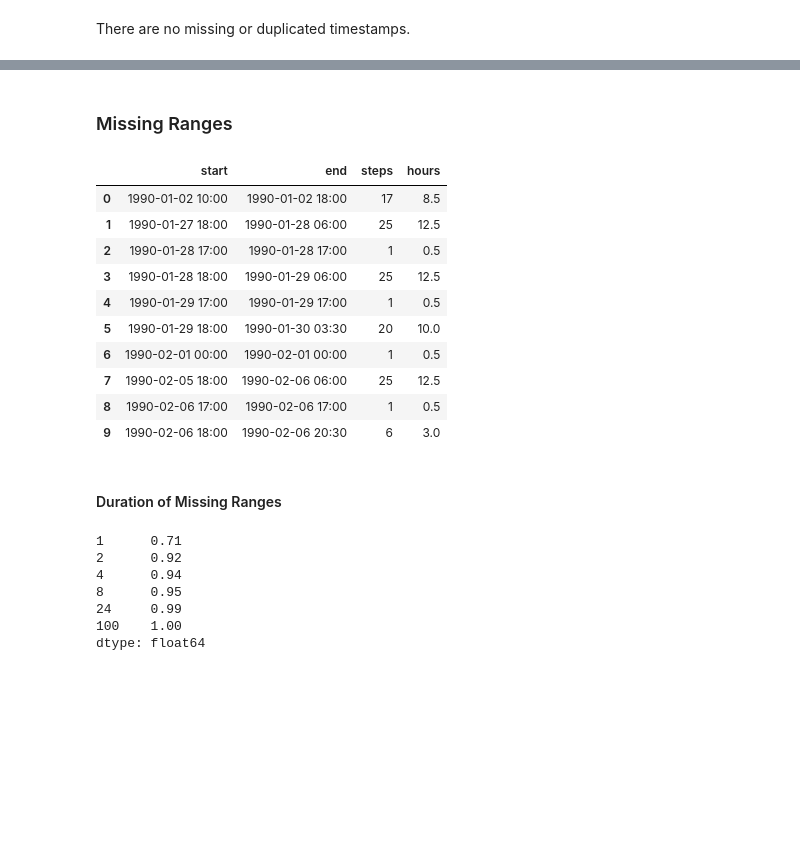
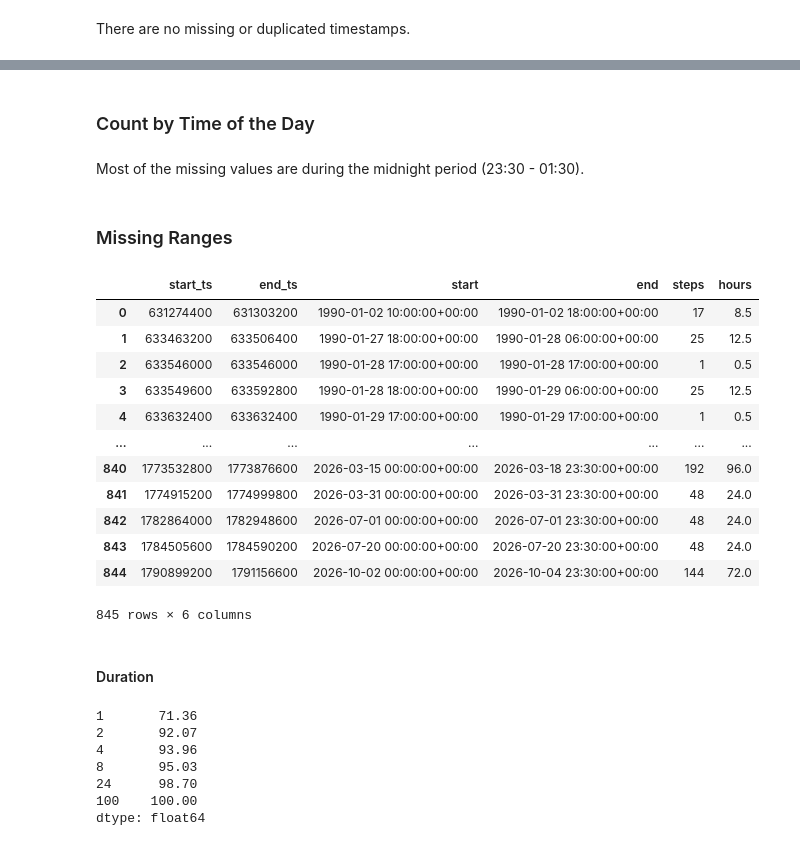
Before and after one commit to mario-p1/solar-predictor, a Jupyter notebook: notebooks/eda.ipynb, the cells around one changed output, grey strips where cells are left out. Drawn from its saved outputs; the diff is of its cells as text; code cells hidden in the pictures; blank space fills up the shorter version.

```diff
--- a/notebooks/eda.ipynb
+++ b/notebooks/eda.ipynb
@@ -45,12 +44,8 @@ raw_df = pd.concat(dfs, ignore_index=True)
 # %%
 df = raw_df.copy()
 
-df["datetime"] = pd.to_datetime(df["datetime"])
-
-df["date"] = df["datetime"].dt.strftime("%Y-%m-%d")
-df["month"] = df["datetime"].dt.month
-df["month_day"] = df["datetime"].dt.strftime("%m-%d")
-df["year"] = df["datetime"].dt.year
+df["datetime"] = pd.to_datetime(df["timestamp"], unit="s", utc=True)
+df = df.set_index("datetime")
 
 df.head()
 # %% [output]
@@ -83,6 +132,10 @@ The satellite needs time to send the data to planet Earth, remove the last rows
 # %%
 last_complete_row = df[(~df.isna()).all(axis=1)].iloc[-1]
 
-df = df.loc[lambda x: x["timestamp"] <= last_complete_row["timestamp"]]
+filter = df["timestamp"] <= last_complete_row["timestamp"]
+
+print(f"Filtering {len(df) - filter.sum()} items.")
+df = df.loc[filter]
+
 df.tail()
 # %% [output]
@@ -120,0 +180,2 @@ Almost all years have some missing values.
+# %% [markdown]
+### Count by Time of the Day
@@ -121,38 +193,49 @@ Almost all years have some missing values.
+# %% [markdown]
+Most of the missing values are during the midnight period (23:30 - 01:30).
 # %% [markdown]
 ### Missing Ranges
 # %%
-missing_dt = df[df.isna().any(axis=1)]["datetime"].reset_index(drop=True)
-new_range = (missing_dt.diff() != pd.Timedelta("30min")).cumsum()
-ranges = missing_dt.groupby(new_range).agg(start="first", end="last", steps="size")
+missing_rows = df.loc[df.isna().any(axis=1)].reset_index()
+range_id = (missing_rows["datetime"].diff() != pd.Timedelta("30min")).cumsum()
+
+ranges = missing_rows.groupby(range_id).agg(
+    start_ts=("timestamp", "first"),
+    end_ts=("timestamp", "last"),
+    start=("datetime", "first"),
+    end=("datetime", "last"),
+    steps=("datetime", "size"),
+)
 
 ranges["hours"] = ranges["steps"] / 2
-ranges["start"] = ranges["start"].dt.strftime("%Y-%m-%d %H:%M")
-ranges["end"] = ranges["end"].dt.strftime("%Y-%m-%d %H:%M")
+
 ranges = ranges.reset_index(drop=True)
-ranges.to_csv("missing_ranges.csv", index=False)
-ranges.head(10)
+ranges
 # %% [output]
-|  | start | end | steps | hours |
-| 0 | 1990-01-02 10:00 | 1990-01-02 18:00 | 17 | 8.5 |
-| 1 | 1990-01-27 18:00 | 1990-01-28 06:00 | 25 | 12.5 |
-| 2 | 1990-01-28 17:00 | 1990-01-28 17:00 | 1 | 0.5 |
-| 3 | 1990-01-28 18:00 | 1990-01-29 06:00 | 25 | 12.5 |
-| 4 | 1990-01-29 17:00 | 1990-01-29 17:00 | 1 | 0.5 |
-| 5 | 1990-01-29 18:00 | 1990-01-30 03:30 | 20 | 10.0 |
-| 6 | 1990-02-01 00:00 | 1990-02-01 00:00 | 1 | 0.5 |
-| 7 | 1990-02-05 18:00 | 1990-02-06 06:00 | 25 | 12.5 |
-| 8 | 1990-02-06 17:00 | 1990-02-06 17:00 | 1 | 0.5 |
-| 9 | 1990-02-06 18:00 | 1990-02-06 20:30 | 6 | 3.0 |
+|  | start_ts | end_ts | start | end | steps | hours |
+| 0 | 631274400 | 631303200 | 1990-01-02 10:00:00+00:00 | 1990-01-02 18:00:00+00:00 | 17 | 8.5 |
+| 1 | 633463200 | 633506400 | 1990-01-27 18:00:00+00:00 | 1990-01-28 06:00:00+00:00 | 25 | 12.5 |
+| 2 | 633546000 | 633546000 | 1990-01-28 17:00:00+00:00 | 1990-01-28 17:00:00+00:00 | 1 | 0.5 |
+| 3 | 633549600 | 633592800 | 1990-01-28 18:00:00+00:00 | 1990-01-29 06:00:00+00:00 | 25 | 12.5 |
+| 4 | 633632400 | 633632400 | 1990-01-29 17:00:00+00:00 | 1990-01-29 17:00:00+00:00 | 1 | 0.5 |
+| ... | ... | ... | ... | ... | ... | ... |
+| 840 | 1773532800 | 1773876600 | 2026-03-15 00:00:00+00:00 | 2026-03-18 23:30:00+00:00 | 192 | 96.0 |
+| 841 | 1774915200 | 1774999800 | 2026-03-31 00:00:00+00:00 | 2026-03-31 23:30:00+00:00 | 48 | 24.0 |
+| 842 | 1782864000 | 1782948600 | 2026-07-01 00:00:00+00:00 | 2026-07-01 23:30:00+00:00 | 48 | 24.0 |
+| 843 | 1784505600 | 1784590200 | 2026-07-20 00:00:00+00:00 | 2026-07-20 23:30:00+00:00 | 48 | 24.0 |
+| 844 | 1790899200 | 1791156600 | 2026-10-02 00:00:00+00:00 | 2026-10-04 23:30:00+00:00 | 144 | 72.0 |
+845 rows × 6 columns
 # %% [markdown]
-#### Duration of Missing Ranges
+#### Duration
 # %%
-pd.Series({h: (ranges["hours"] <= h).mean() for h in [1, 2, 4, 8, 24, 100]}).round(2)
+pd.Series(
+    {h: (ranges["hours"] <= h).mean() * 100 for h in [1, 2, 4, 8, 24, 100]}
+).round(2)
 # %% [output]
-1      0.71
-2      0.92
-4      0.94
-8      0.95
-24     0.99
-100    1.00
+1       71.36
+2       92.07
+4       93.96
+8       95.03
+24      98.70
+100    100.00
 dtype: float64
 # %% [markdown]
```
Also changed, not shown: parts of 35 cells of this notebook, 1 other file.
